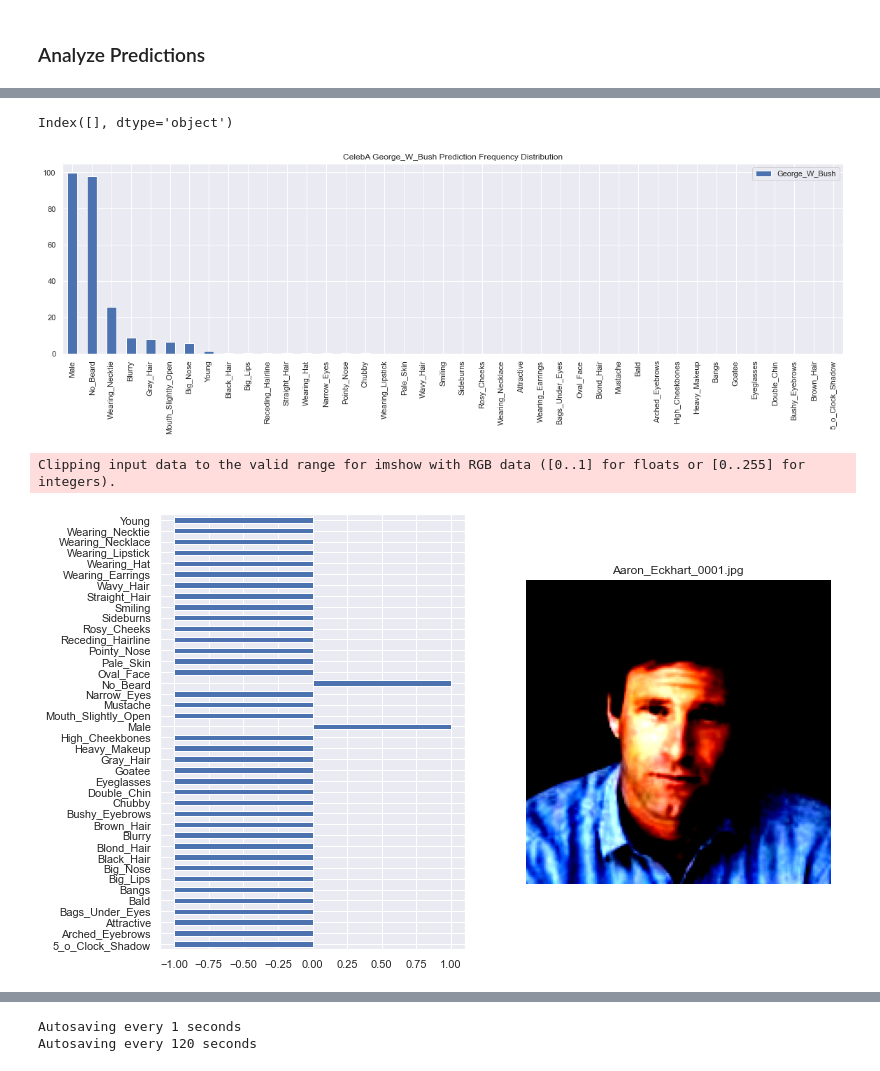
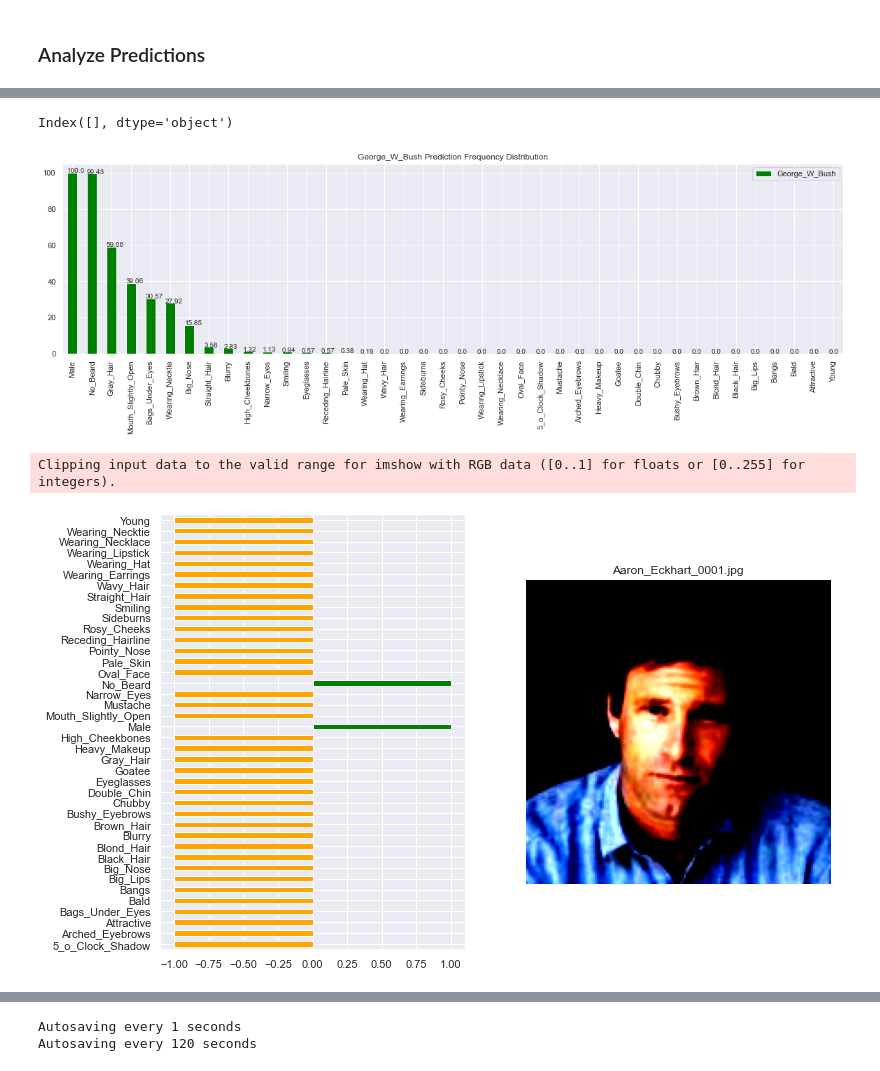
Before and after one commit to kkaryl/AI6126-Advanced_Computer_Vision, a Jupyter notebook: project_1/src/ai6126-p1-inference-v0.2.ipynb, the cells around one changed output, grey strips where cells are left out. Saved outputs shown, nothing was run; the diff lists cells and outputs as text; code cells hidden in the pictures.

Commit message:
improved coloring

```diff
--- a/project_1/src/ai6126-p1-inference-v0.2.ipynb
+++ b/project_1/src/ai6126-p1-inference-v0.2.ipynb
@@ -326,7 +326,7 @@ h
 # %% [markdown]
 ## Make Predictions
 # %%
-selected_model = "FaceAttrResNet34_42_s0e50_tb100_vb100_CE_SGD__step_lr0.1_wd0.0001_g0.1_sp30"
+selected_model = "FaceAttrResNet50_42_s0e80_tb128_vb128_FL_SGD_38_lr0.01_wd0.0001_ReduceLROnPlateau"
 p_model, p_model_acc = inf_models[selected_model]
 print(f"=> best model val: {p_model_acc}")
 # %% [output]
@@ -398,29 +402,35 @@ celeb_preds = preds[preds.index.str.contains('George_W_Bush')]
 celeb_stat = pd.DataFrame(index = attribute_names)
 celeb_stat.loc[:,'George_W_Bush'] = (celeb_preds.iloc[:,:] == 1).mean(axis=0)*100
 celeb_stat = celeb_stat.sort_values('George_W_Bush', ascending=False)
+fig, ax = plt.subplots()
 celeb_stat.plot(title='George_W_Bush Prediction Frequency Distribution',
-             kind='bar', figsize=(20, 5))
+             kind='bar', figsize=(20, 5), color='green', ax=ax)
+for p in ax.patches:
+    value = round(p.get_height(),2)
+    ax.annotate(str(value), xy=(p.get_x(), p.get_height()))
 celeb_preds[(celeb_preds['Young']==1) & (celeb_preds['Gray_Hair']==1)].index
 celeb_preds[(celeb_preds['Male']==0) & (celeb_preds['Mustache']==1)].index
 # %% [output]
 Index([], dtype='object')
-[figure, old version]
+[figure, new version]
 # %%
 def plot_prediction_with_image(preds, index):
     p_attrs = preds.iloc[index,:]
     p_img = preds.index[index]
     fig, (ax, ax2) = plt.subplots(ncols=2)
-    p_attrs.plot(kind='barh',ax=ax, figsize=(12, 8))
+    my_color=np.where(p_attrs>=0, 'green', 'orange')
+    p_attrs.plot(kind='barh',ax=ax, figsize=(12, 8), color=my_color)
+
     s_img = test_dataset[index][0].permute(1, 2, 0)
     ax2.imshow(s_img)
     ax2.set_axis_off()
     plt.title(p_img)
     plt.show()
 
 plot_prediction_with_image(preds, 0)
 # %% [output]
 Clipping input data to the valid range for imshow with RGB data ([0..1] for floats or [0..255] for integers).
-[figure, old version]
+[figure, new version]
 # %%
 plot_prediction_with_image(preds, -5)
 # %% [output]
```
Also changed, not shown: parts of 10 cells of this notebook.
